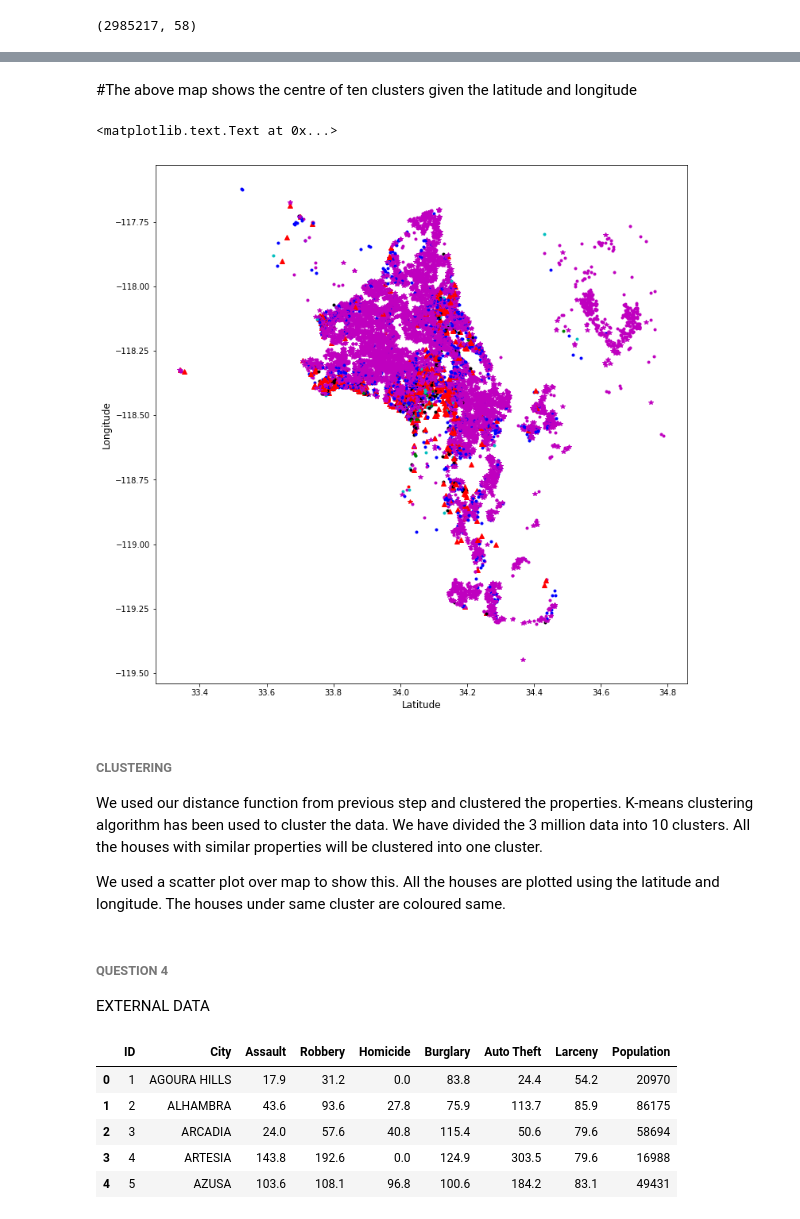
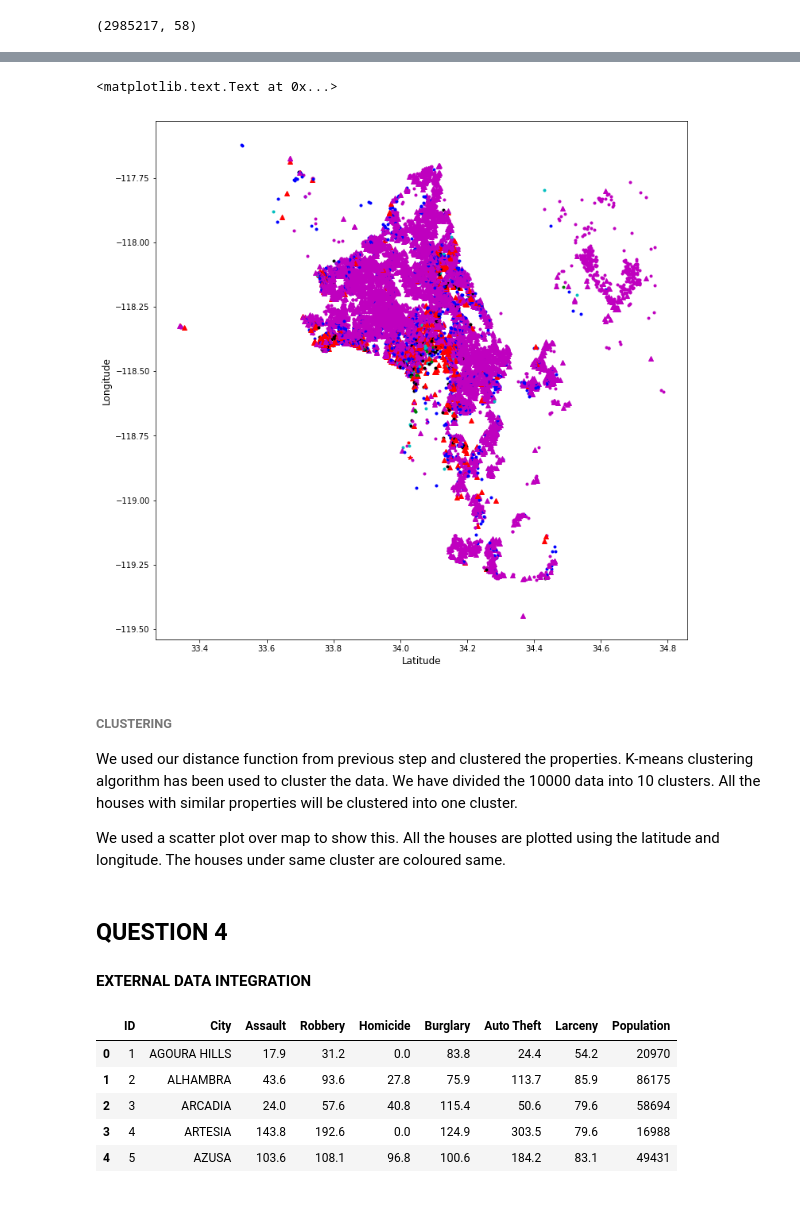
Before and after one commit to ROHITHKUMARN/Kaggle, a Jupyter notebook: HW3/HW3.ipynb, the cells around one changed output, grey strips where cells are left out. Saved outputs shown, nothing was run; the diff lists cells and outputs as text; code cells hidden in the pictures.

```diff
--- a/HW3/HW3.ipynb
+++ b/HW3/HW3.ipynb
@@ -162,12 +182,3 @@ geo_df.loc[:,'longitude']=geo_df.loc[:,'longitude'].apply(lambda x: x/1e6)
 geo_df.loc[:,'latitude']= geo_df.loc[:,'latitude'].apply(lambda x: x/1e6)
 geo_df.loc[geo_df.latitude == 0, 'latitude'] = 34.088537
 geo_df.loc[geo_df.longitude == 0, 'longitude'] = -118.249923
-from sklearn.cluster import MiniBatchKMeans
-import folium
-kmeans1 = MiniBatchKMeans(n_clusters=10, batch_size=1000).fit(geo_df[['latitude','longitude']])
-geo_df.loc[:, 'label'] = kmeans1.labels_
-map_2 = folium.Map(location=[34.088537, -118.249923],
-                   zoom_start=9)
-for label in kmeans1.cluster_centers_:
-    folium.Marker(location=[label][0]).add_to(map_2)
-map_2
@@ -176,38 +185,36 @@ map_2
-# %% [markdown]
-#The above map shows the centre of ten clusters given the latitude and longitude
 # %%
-#Clustering the data using kmeans clustering from sklearn library
+#Clustering the data using the euclidean dist calclated above and kmeans clustering from sklearn library
 
 from random import randint
 from sklearn.cluster import KMeans
 colors = []
 
 for i in range(10):
     colors.append('%06X' % randint(0, 0xFFFFFF))
-ptsymb = np.array(['b.','r.','m.','g.','c.','k.','b*','r*','m*','r^']);
+ptsymb = np.array(['b.','r.','m.','g.','c.','k.','b*','r*','m^','r^']);
 kmeans = KMeans(n_clusters=10, random_state=0).fit(euc_dist_all)
 geo_df.loc[:,'labels']=kmeans.labels_
 plt.figure(figsize=(12,12))
 for index,row in geo_df.iterrows():
     i = int(row['labels'])
     plt.plot(row['latitude'],row['longitude'],ptsymb[i])
 plt.ylabel('Longitude', fontsize=12)
 plt.xlabel('Latitude', fontsize=12)
 # %% [output]
 <matplotlib.text.Text at 0x...>
-[figure, old version]
+[figure, new version]
 # %% [markdown]
 ###### CLUSTERING #######
 
-We used our distance function from previous step and clustered the properties. K-means clustering algorithm has been used to cluster the data. We have divided the 3 million data into 10 clusters.
+We used our distance function from previous step and clustered the properties. K-means clustering algorithm has been used to cluster the data. We have divided the 10000 data into 10 clusters.
 All the houses with similar properties will be clustered into one cluster.
 
 We used a scatter plot over map to show this. All the houses are plotted using the latitude and longitude.
 The houses under same cluster are coloured same.
 # %% [markdown]
-###### QUESTION 4 #######
+## QUESTION 4 ##
 
-EXTERNAL DATA
+#### EXTERNAL DATA INTEGRATION
 # %%
 ############# External Data #####################################
 
```
Also changed, not shown: parts of 27 cells of this notebook.
